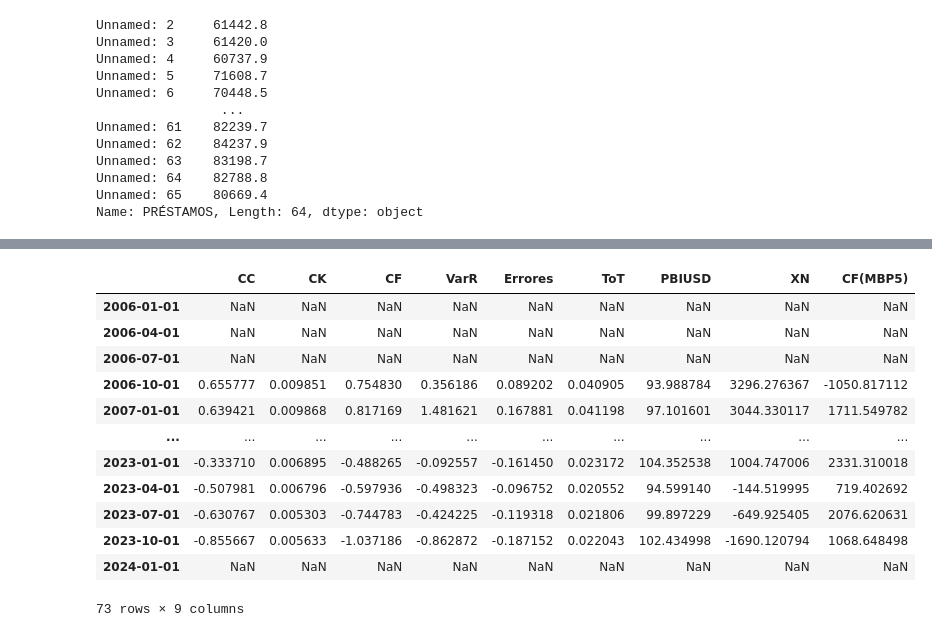
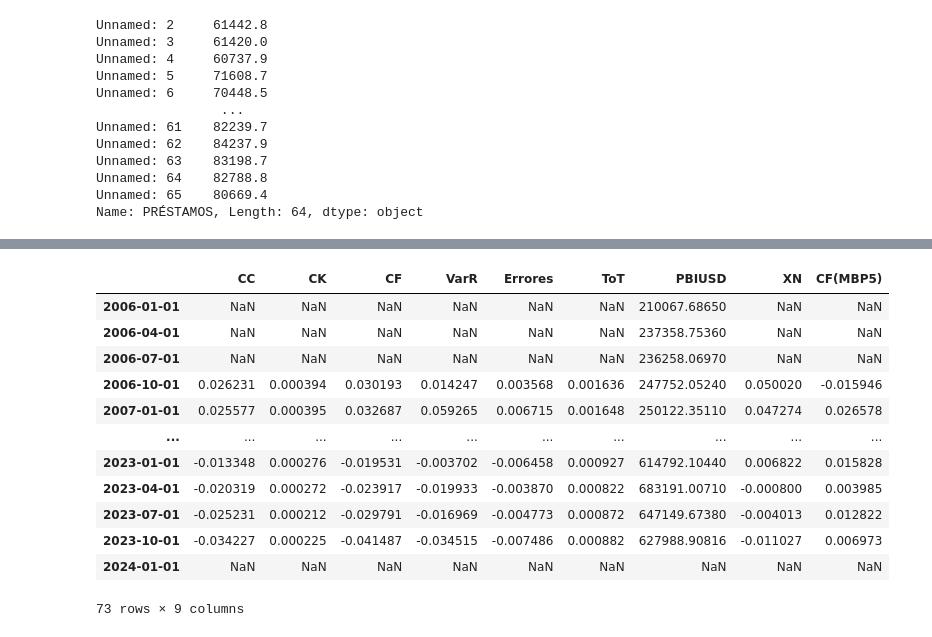
Before and after one commit to FedericoBohl/DatArg-2.0, a Jupyter notebook: __Test__.ipynb, the cells around one changed output, grey strips where cells are left out. Saved outputs shown, nothing was run; the diff lists cells and outputs as text; code cells hidden in the pictures.

```diff
--- a/__Test__.ipynb
+++ b/__Test__.ipynb
@@ -1271,19 +1207,21 @@ data
 # %%
-datagdp=data.copy()
+datagdp=data.rolling(4).sum()
+datagdp['PBIUSD']=data['PBIUSD']
 for col in data.columns.to_list():
-    datagdp[col]=datagdp.rolling(4).sum()[col]*100/(datagdp["PBIUSD"]*4)
+    if col=='PBIUSD':pass
+    else: datagdp[col]=datagdp[col]/datagdp['PBIUSD']
 datagdp
 # %% [output]
 |  | CC | CK | CF | VarR | Errores | ToT | PBIUSD | XN | CF(MBP5) |
-| 2006-01-01 | NaN | NaN | NaN | NaN | NaN | NaN | NaN | NaN | NaN |
-| 2006-04-01 | NaN | NaN | NaN | NaN | NaN | NaN | NaN | NaN | NaN |
-| 2006-07-01 | NaN | NaN | NaN | NaN | NaN | NaN | NaN | NaN | NaN |
-| 2006-10-01 | 0.655777 | 0.009851 | 0.754830 | 0.356186 | 0.089202 | 0.040905 | 93.988784 | 3296.276367 | -1050.817112 |
-| 2007-01-01 | 0.639421 | 0.009868 | 0.817169 | 1.481621 | 0.167881 | 0.041198 | 97.101601 | 3044.330117 | 1711.549782 |
+| 2006-01-01 | NaN | NaN | NaN | NaN | NaN | NaN | 210067.68650 | NaN | NaN |
+| 2006-04-01 | NaN | NaN | NaN | NaN | NaN | NaN | 237358.75360 | NaN | NaN |
+| 2006-07-01 | NaN | NaN | NaN | NaN | NaN | NaN | 236258.06970 | NaN | NaN |
+| 2006-10-01 | 0.026231 | 0.000394 | 0.030193 | 0.014247 | 0.003568 | 0.001636 | 247752.05240 | 0.050020 | -0.015946 |
+| 2007-01-01 | 0.025577 | 0.000395 | 0.032687 | 0.059265 | 0.006715 | 0.001648 | 250122.35110 | 0.047274 | 0.026578 |
 | ... | ... | ... | ... | ... | ... | ... | ... | ... | ... |
-| 2023-01-01 | -0.333710 | 0.006895 | -0.488265 | -0.092557 | -0.161450 | 0.023172 | 104.352538 | 1004.747006 | 2331.310018 |
-| 2023-04-01 | -0.507981 | 0.006796 | -0.597936 | -0.498323 | -0.096752 | 0.020552 | 94.599140 | -144.519995 | 719.402692 |
-| 2023-07-01 | -0.630767 | 0.005303 | -0.744783 | -0.424225 | -0.119318 | 0.021806 | 99.897229 | -649.925405 | 2076.620631 |
-| 2023-10-01 | -0.855667 | 0.005633 | -1.037186 | -0.862872 | -0.187152 | 0.022043 | 102.434998 | -1690.120794 | 1068.648498 |
+| 2023-01-01 | -0.013348 | 0.000276 | -0.019531 | -0.003702 | -0.006458 | 0.000927 | 614792.10440 | 0.006822 | 0.015828 |
+| 2023-04-01 | -0.020319 | 0.000272 | -0.023917 | -0.019933 | -0.003870 | 0.000822 | 683191.00710 | -0.000800 | 0.003985 |
+| 2023-07-01 | -0.025231 | 0.000212 | -0.029791 | -0.016969 | -0.004773 | 0.000872 | 647149.67380 | -0.004013 | 0.012822 |
+| 2023-10-01 | -0.034227 | 0.000225 | -0.041487 | -0.034515 | -0.007486 | 0.000882 | 627988.90816 | -0.011027 | 0.006973 |
 | 2024-01-01 | NaN | NaN | NaN | NaN | NaN | NaN | NaN | NaN | NaN |
 73 rows × 9 columns
```
Also changed, not shown: parts of 8 cells of this notebook, 1 other file.
